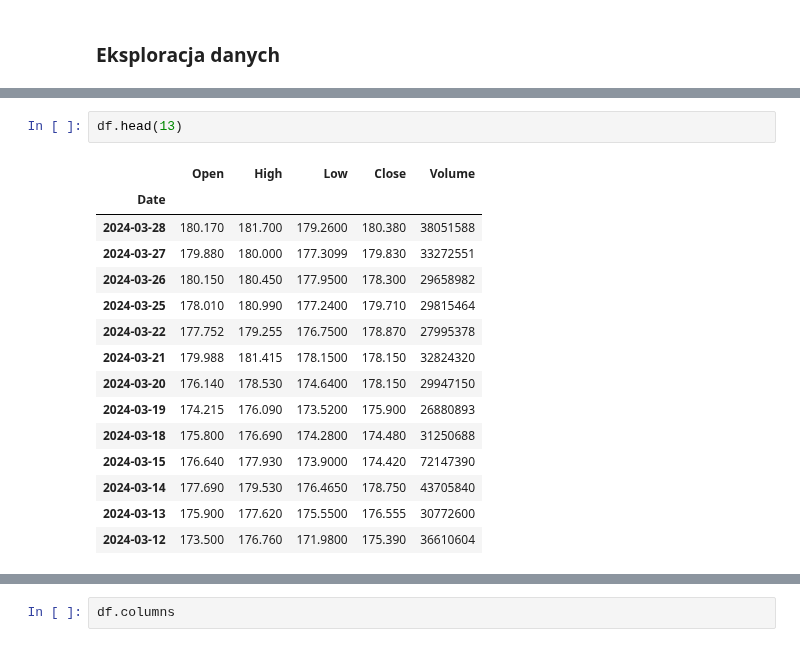
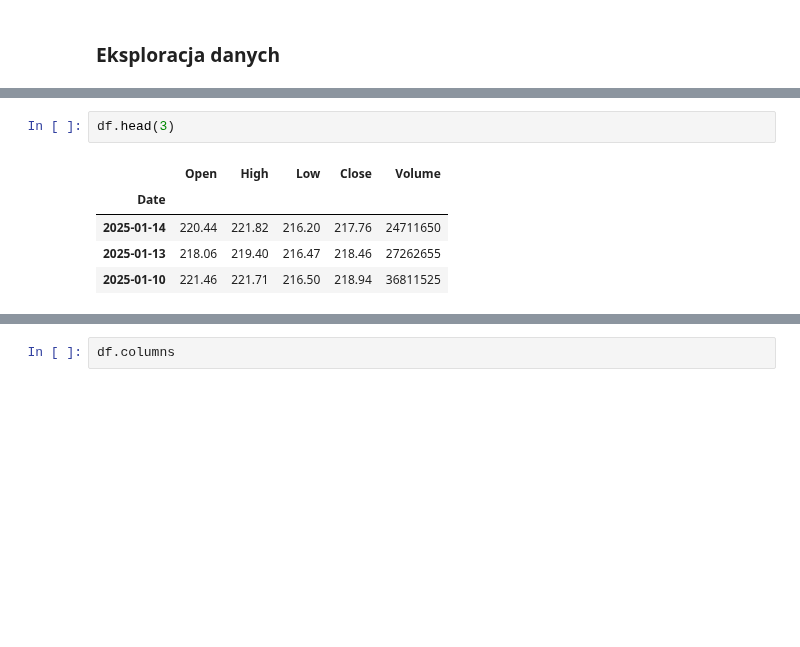
Before and after one commit to kurek0010/data-science-bootcamp, a Jupyter notebook: 02_analiza_danych/02_dane_gieldowe.ipynb, the cells around one changed output, grey strips where cells are left out. Saved outputs shown, nothing was run; the diff lists cells and outputs as text; blank space fills up the shorter version.

```diff
--- a/02_analiza_danych/02_dane_gieldowe.ipynb
+++ b/02_analiza_danych/02_dane_gieldowe.ipynb
@@ -89,21 +89,11 @@ df.head()
 # %%
-df.head(13)
+df.head(3)
 # %% [output]
 |  | Open | High | Low | Close | Volume |
 | Date |  |  |  |  |  |
-| 2024-03-28 | 180.170 | 181.700 | 179.2600 | 180.380 | 38051588 |
-| 2024-03-27 | 179.880 | 180.000 | 177.3099 | 179.830 | 33272551 |
-| 2024-03-26 | 180.150 | 180.450 | 177.9500 | 178.300 | 29658982 |
-| 2024-03-25 | 178.010 | 180.990 | 177.2400 | 179.710 | 29815464 |
-| 2024-03-22 | 177.752 | 179.255 | 176.7500 | 178.870 | 27995378 |
-| 2024-03-21 | 179.988 | 181.415 | 178.1500 | 178.150 | 32824320 |
-| 2024-03-20 | 176.140 | 178.530 | 174.6400 | 178.150 | 29947150 |
-| 2024-03-19 | 174.215 | 176.090 | 173.5200 | 175.900 | 26880893 |
-| 2024-03-18 | 175.800 | 176.690 | 174.2800 | 174.480 | 31250688 |
-| 2024-03-15 | 176.640 | 177.930 | 173.9000 | 174.420 | 72147390 |
-| 2024-03-14 | 177.690 | 179.530 | 176.4650 | 178.750 | 43705840 |
-| 2024-03-13 | 175.900 | 177.620 | 175.5500 | 176.555 | 30772600 |
-| 2024-03-12 | 173.500 | 176.760 | 171.9800 | 175.390 | 36610604 |
+| 2025-01-14 | 220.44 | 221.82 | 216.20 | 217.76 | 24711650 |
+| 2025-01-13 | 218.06 | 219.40 | 216.47 | 218.46 | 27262655 |
+| 2025-01-10 | 221.46 | 221.71 | 216.50 | 218.94 | 36811525 |
 # %%
 df.tail()
 # %% [output]
```
Also changed, not shown: parts of 59 cells of this notebook.
